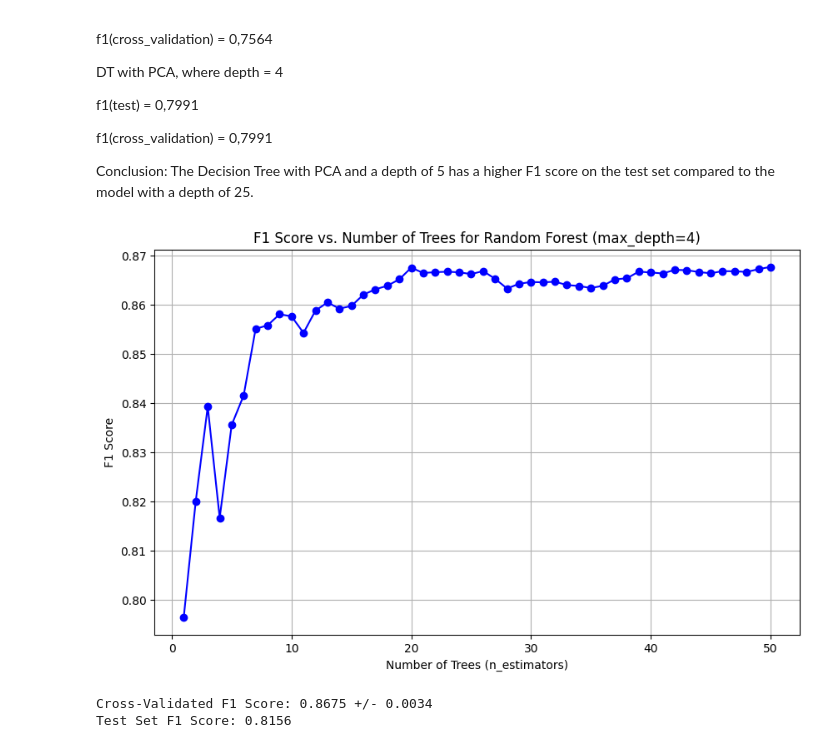
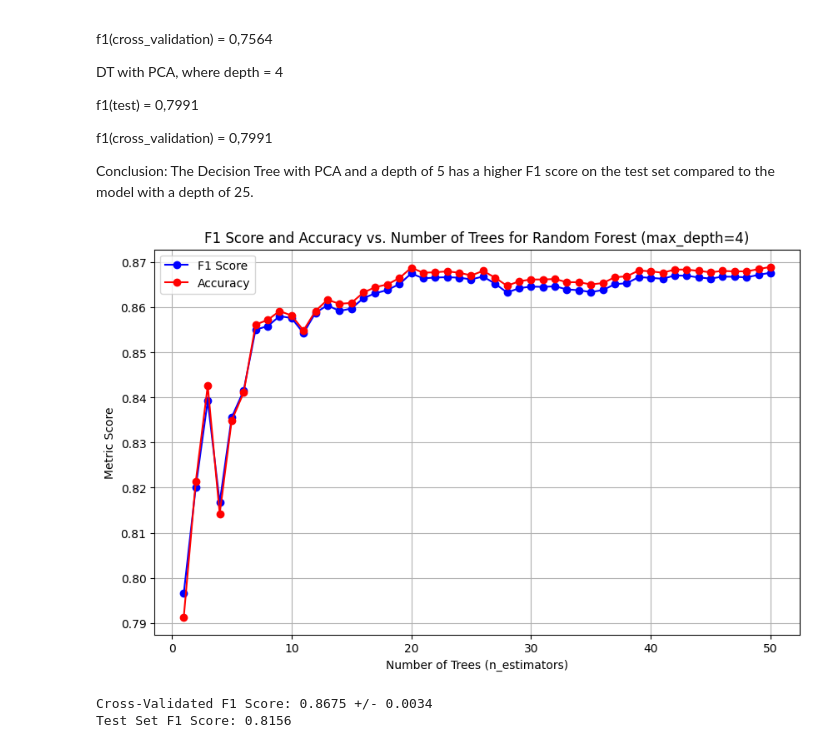
Before and after one commit to PetyaPetrova96/clasifying-clothing-types-, a Jupyter notebook: steps.ipynb, the cells around one changed output. Drawn from its saved outputs; the diff is of its cells as text; code cells hidden in the pictures.

```diff
--- a/steps.ipynb
+++ b/steps.ipynb
@@ -1237,24 +1192,31 @@ We believe that the second model with LDA and only 4 features is more preferable
 # Define a range of max_depth values to explore
 max_depth_values = np.arange(1, 21)
 
-# Initialize empty lists to store F1 scores
+# Initialize empty lists to store F1 scores and accuracies
 f1_scores = []
+accuracies = []
 
 # Iterate over different max_depth values
 for depth in max_depth_values:
     # Create Decision Tree model with the current max_depth
     dt = DecisionTreeClassifier(max_depth=depth)
 
-    # Use cross-validation to calculate F1 score
-    f1_scores.append(np.mean(cross_val_score(dt, x_train_lda, y_train_data, cv=5, scoring='f1_weighted')))
+    # Use cross-validation to calculate F1 score and accuracy
+    f1 = np.mean(cross_val_score(dt, x_train_lda, y_train_data, cv=5, scoring='f1_weighted'))
+    accuracy = np.mean(cross_val_score(dt, x_train_lda, y_train_data, cv=5, scoring='accuracy'))
+
+    f1_scores.append(f1)
+    accuracies.append(accuracy)
 
 # Plotting the graph
 plt.figure(figsize=(10, 6))
-plt.plot(max_depth_values, f1_scores, marker='o', linestyle='-', color='b')
-plt.title('F1 Score vs. Max Depth for Decision Tree')
+plt.plot(max_depth_values, f1_scores, marker='o', linestyle='-', color='b', label='F1 Score')
+plt.plot(max_depth_values, accuracies, marker='o', linestyle='-', color='r', label='Accuracy')
+plt.title('F1 Score and Accuracy vs. Max Depth for Decision Tree')
 plt.xlabel('Max Depth')
-plt.ylabel('F1 Score')
+plt.ylabel('Metric Score')
 plt.xticks(np.arange(min(max_depth_values), max(max_depth_values)+1, 1))  # Set x-axis ticks to integers
+plt.legend()
 plt.grid(True)
 plt.show()
 # %% [output]
@@ -1421,35 +1383,37 @@ f1(cross_validation) = 0,7991
 
 Conclusion: The Decision Tree with PCA and a depth of 5 has a higher F1 score on the test set compared to the model with a depth of 25.
 # %%
-import numpy as np
-import matplotlib.pyplot as plt
-from sklearn.ensemble import RandomForestClassifier
-from sklearn.model_selection import cross_val_score
 from sklearn.metrics import make_scorer, f1_score
-
 # Define a range of values for n_estimators with whole number increments
 n_estimators_values = np.arange(1, 51, 1)
 
-# Initialize an empty list to store F1 scores
+# Initialize empty lists to store F1 scores and accuracies
 f1_scores = []
+accuracies = []
 
 # Create a Random Forest model for each value of n_estimators with max_depth set to 4
 for n_estimators in n_estimators_values:
     rf = RandomForestClassifier(n_estimators=n_estimators, max_depth=4, random_state=42)
 
-    # Perform cross-validation and calculate F1 score
-    f1_scores.append(np.mean(cross_val_score(rf, x_train_lda, y_train_data, cv=5, scoring=make_scorer(f1_score, average='weighted'))))
+    # Perform cross-validation and calculate F1 score and accuracy
+    f1 = np.mean(cross_val_score(rf, x_train_lda, y_train_data, cv=5, scoring=make_scorer(f1_score, average='weighted')))
+    accuracy = np.mean(cross_val_score(rf, x_train_lda, y_train_data, cv=5, scoring='accuracy'))
+
+    f1_scores.append(f1)
+    accuracies.append(accuracy)
 
 # Plotting the graph
 plt.figure(figsize=(10, 6))
-plt.plot(n_estimators_values, f1_scores, marker='o', linestyle='-', color='b')
-plt.title('F1 Score vs. Number of Trees for Random Forest (max_depth=4)')
+plt.plot(n_estimators_values, f1_scores, marker='o', linestyle='-', color='b', label='F1 Score')
+plt.plot(n_estimators_values, accuracies, marker='o', linestyle='-', color='r', label='Accuracy')
+plt.title('F1 Score and Accuracy vs. Number of Trees for Random Forest (max_depth=4)')
 plt.xlabel('Number of Trees (n_estimators)')
-plt.ylabel('F1 Score')
+plt.ylabel('Metric Score')
+plt.legend()
 plt.grid(True)
 plt.show()
 # %% [output]
-[figure, old version]
+[figure, new version]
 # %%
 from sklearn.ensemble import RandomForestClassifier
 from sklearn.model_selection import cross_val_score
```
Also changed, not shown: parts of 15 cells of this notebook.
